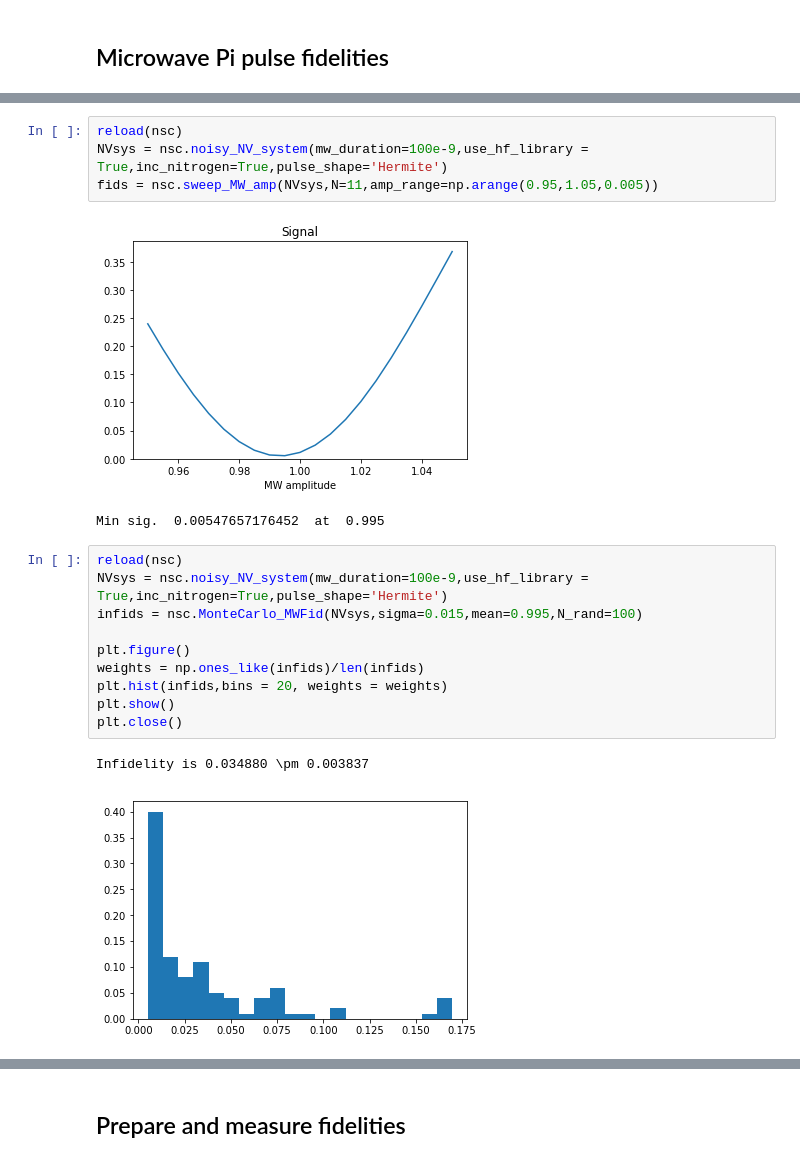
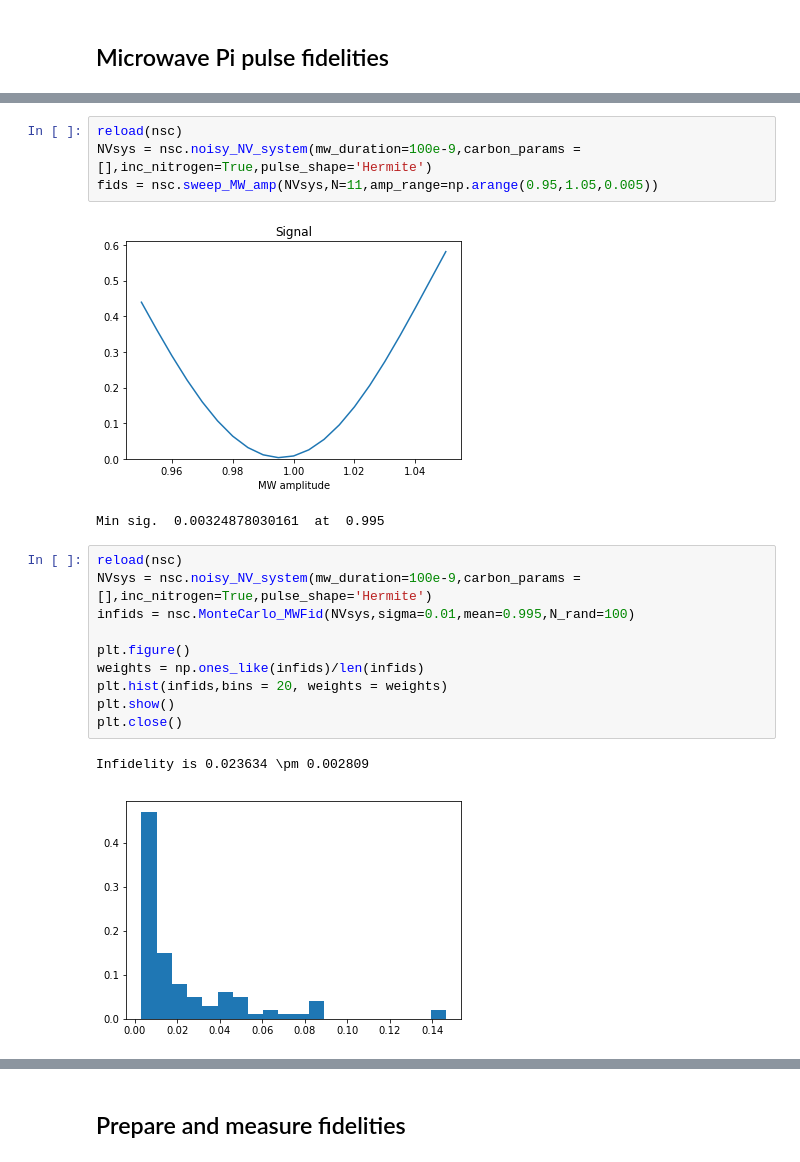
Before and after one commit to zaguros/analysis, a Jupyter notebook: notebooks/Quantum Networks/Simulations/MW_pulse_simulation.ipynb, the cells around one changed output, grey strips where cells are left out. Saved outputs shown, nothing was run; the diff lists cells and outputs as text.

```diff
--- a/notebooks/Quantum Networks/Simulations/MW_pulse_simulation.ipynb
+++ b/notebooks/Quantum Networks/Simulations/MW_pulse_simulation.ipynb
@@ -49,20 +47,20 @@ plt.plot(nsc.gaussian_envelope(np.arange(0,100,1),100.0))
 # %%
 reload(nsc)
-NVsys = nsc.noisy_NV_system(mw_duration=100e-9,use_hf_library = True,inc_nitrogen=True,pulse_shape='Hermite')
+NVsys = nsc.noisy_NV_system(mw_duration=100e-9,carbon_params = [],inc_nitrogen=True,pulse_shape='Hermite')
 fids = nsc.sweep_MW_amp(NVsys,N=11,amp_range=np.arange(0.95,1.05,0.005))
 # %% [output]
-[figure, old version]
+[figure, new version]
-Min sig.  0.00547657176452  at  0.995
+Min sig.  0.00324878030161  at  0.995
 # %%
 reload(nsc)
-NVsys = nsc.noisy_NV_system(mw_duration=100e-9,use_hf_library = True,inc_nitrogen=True,pulse_shape='Hermite')
-infids = nsc.MonteCarlo_MWFid(NVsys,sigma=0.015,mean=0.995,N_rand=100)
+NVsys = nsc.noisy_NV_system(mw_duration=100e-9,carbon_params = [],inc_nitrogen=True,pulse_shape='Hermite')
+infids = nsc.MonteCarlo_MWFid(NVsys,sigma=0.01,mean=0.995,N_rand=100)
 
 plt.figure()
 weights = np.ones_like(infids)/len(infids)
 plt.hist(infids,bins = 20, weights = weights)
 plt.show()
 plt.close()
 # %% [output]
-Infidelity is 0.034880 \pm 0.003837
+Infidelity is 0.023634 \pm 0.002809
-[figure, old version]
+[figure, new version]
```
Also changed, not shown: parts of 27 cells of this notebook, 20 other files.
